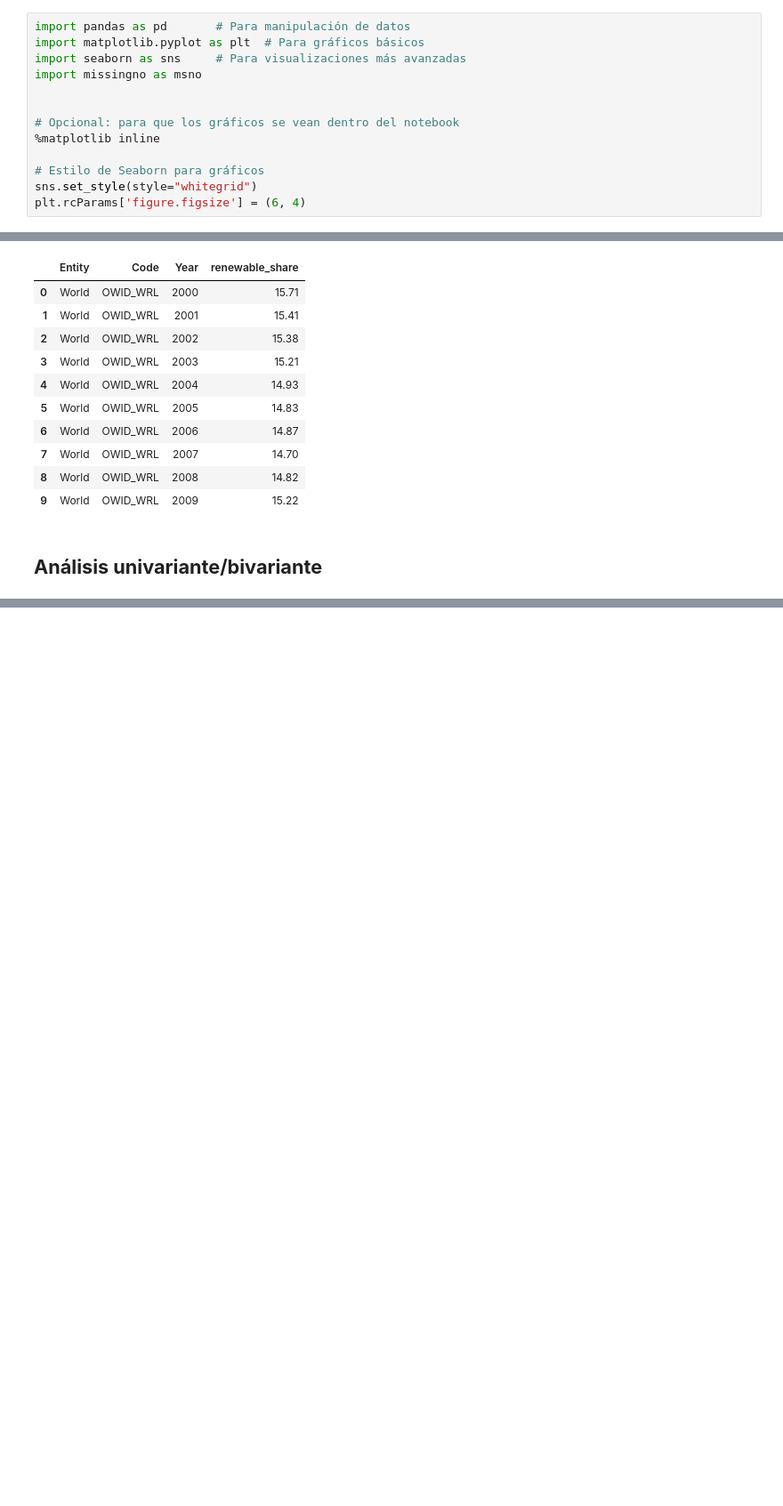
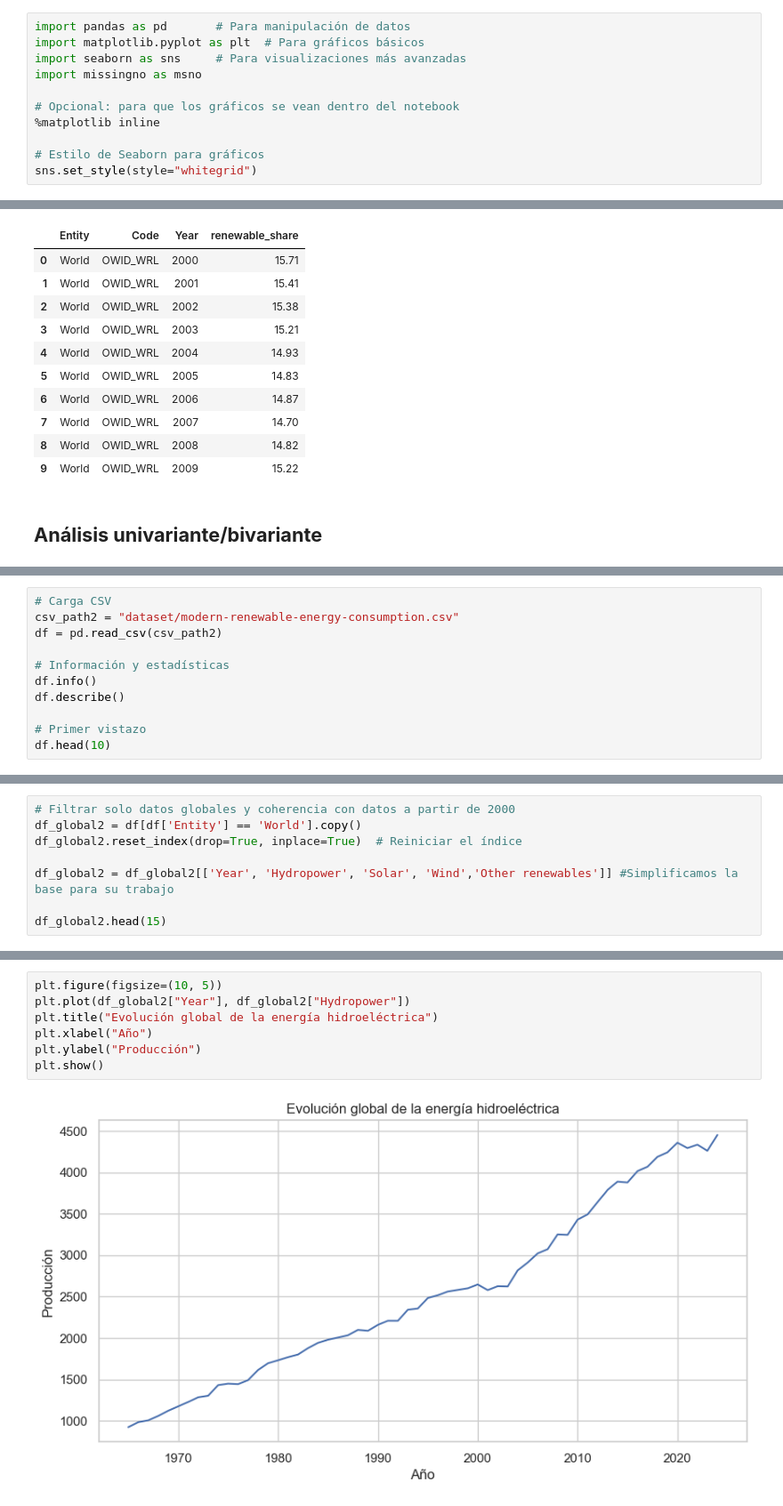
Before and after one commit to Bootcamp-IA-P6/Proyecto4-Jonathan_Brasales, a Jupyter notebook: EDA.ipynb, the cells around one changed output, grey strips where cells are left out. Shown at 89% size. Cells and saved outputs as stored; diff of their text form; blank space fills up the shorter version.

```diff
--- a/EDA.ipynb
+++ b/EDA.ipynb
@@ -32,13 +32,11 @@ import matplotlib.pyplot as plt  # Para gráficos básicos
 import seaborn as sns     # Para visualizaciones más avanzadas
 import missingno as msno
 
-
 # Opcional: para que los gráficos se vean dentro del notebook
 %matplotlib inline
 
 # Estilo de Seaborn para gráficos
 sns.set_style(style="whitegrid")
-plt.rcParams['figure.figsize'] = (6, 4)
 # %%
 # Carga CSV
 csv_path = "dataset/share-of-final-energy-consumption-from-renewable-sources.csv"
@@ -168,0 +195,11 @@ plt.show()
+# %%
+# Carga CSV
+csv_path2 = "dataset/modern-renewable-energy-consumption.csv"
+df = pd.read_csv(csv_path2)
+
+# Información y estadísticas
+df.info()
+df.describe()
+
+# Primer vistazo
+df.head(10)
@@ -168,0 +243,8 @@ plt.show()
+# %%
+# Filtrar solo datos globales y coherencia con datos a partir de 2000
+df_global2 = df[df['Entity'] == 'World'].copy()
+df_global2.reset_index(drop=True, inplace=True)  # Reiniciar el índice
+
+df_global2 = df_global2[['Year', 'Hydropower', 'Solar', 'Wind','Other renewables']] #Simplificamos la base para su trabajo
+
+df_global2.head(15)
@@ -168,0 +284,9 @@ plt.show()
+# %%
+plt.figure(figsize=(10, 5))
+plt.plot(df_global2["Year"], df_global2["Hydropower"])
+plt.title("Evolución global de la energía hidroeléctrica")
+plt.xlabel("Año")
+plt.ylabel("Producción")
+plt.show()
+# %% [output]
+[figure, added]
```
Also changed, not shown: parts of 25 cells of this notebook, 1 other file.
